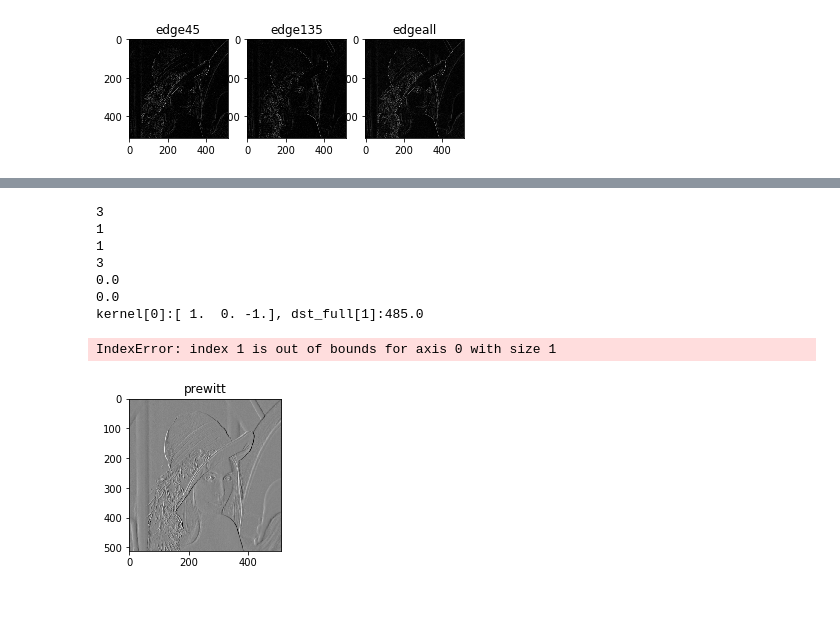
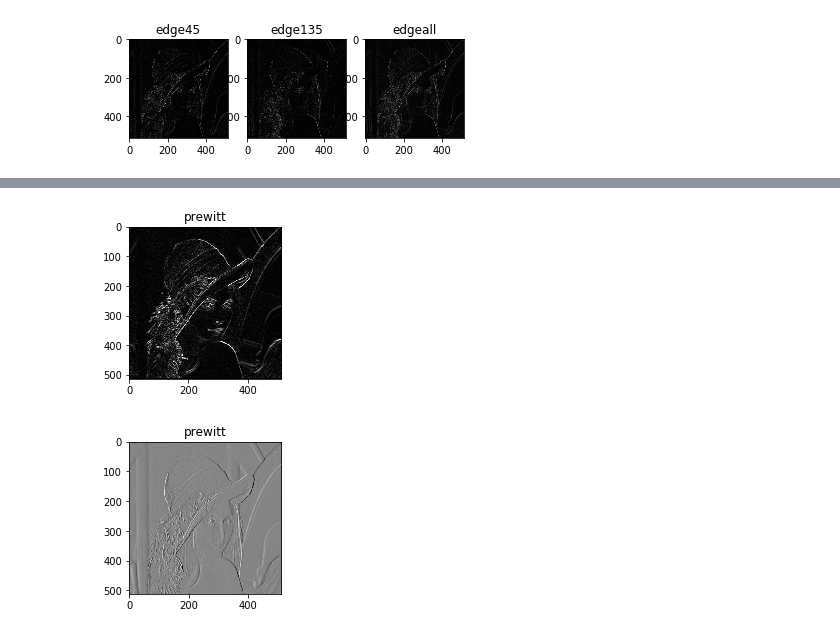
Before and after one commit to sycophant-stone/digital_image_base, a Jupyter notebook: EdgeDetect/edgeDetect.ipynb, the cells around one changed output, grey strips where cells are left out. Cells and saved outputs as stored; diff of their text form; code cells hidden in the pictures; blank space fills up the shorter version.

```diff
--- a/EdgeDetect/edgeDetect.ipynb
+++ b/EdgeDetect/edgeDetect.ipynb
@@ -95,8 +95,6 @@ def conv2d_same(src,kernel,ax,ay,stride):
 
 def conv1d_same(src,kernel,ax,ay,stride):
     kw,kh=kernel.shape
-    print(kw)
-    print(kh)
     if kw<=1 and kh <=1:
         print("wrong kernel size")
         return
@@ -105,7 +103,8 @@ def conv1d_same(src,kernel,ax,ay,stride):
         dst=src.copy()
         dst_full=np.pad(dst,((r,r),(0,0)),constant_values=(0,0),mode='constant') # 扩充2r个0
         dst_full=dst_full.astype(np.float32)
-        dest = dst_full.copy()
+        #dest = dst_full.copy()
+        dest=np.zeros(dst_full.shape,np.float32)
         iw,ih=dest.shape
         #odds=(kw%2==1)?1:0
         if kw%2==1:
@@ -117,6 +116,7 @@ def conv1d_same(src,kernel,ax,ay,stride):
         say=ay
         debug_cnt=0
         while i<iw+2*r-r-odds-1:
+            j=r # 注意iterator的更新
             while j<ih-r-1:
                 #if debug_cnt<10:
                 #    print("[i:%d,j:%d]origin dest[%d,%d]:%d" %(i,j,ax,ay,dest[ax,ay]))
@@ -146,7 +146,8 @@ def conv1d_same(src,kernel,ax,ay,stride):
         dst=src.copy()
         dst_full=np.pad(dst,((0,0),(r,r)),constant_values=(0,0),mode='constant') # 扩充2r个0
         dst_full=dst_full.astype(np.float32)
-        dest = dst_full.copy()
+        #dest = dst_full.copy()
+        dest=np.zeros(dst_full.shape,np.float32)
         iw,ih=dest.shape
         #odds=(kh%2==1)?1:0
         if kh%2==1:
@@ -156,27 +157,26 @@ def conv1d_same(src,kernel,ax,ay,stride):
         i=j=r
         sax=ax
         say=ay
-        print(dst_full[0][0])
-        print(dst_full[1][0])
         while j<ih+2*r-r-odds-1:
+            #print("j:%d,ax:%d,ay:%d" %(j,ax,ay))
+            i=r #注意iterator的更新
             while i<iw-r-1:
                 #temp=kernel*dst_full[i,(j-r):(j+r+odds)]
                 temp=0
                 for ki in range(2*r+odds):
-                    temp+=kernel[ki]*dst_full[i+ki][j]
-                    if debug_cnt<10:
-                        print("kernel[%d]:%s, dst_full[%d]:%s"%(ki,kernel[ki],(i+ki),dst_full[i+ki][j]))
-                if debug_cnt<10:
-                    print("temp:%s"%(ki,kernel[ki],(i+ki),dst_full[i+ki][j]))
-                print("ax:%d,ay:%d,temp:%d"%(ax,ay,temp))
+                    #if debug_cnt<10:
+                    #    print("kernel[0][%d]:%s, dst_full[%d][%d]:%s"%(ki,kernel[0][ki],(i+ki),j,dst_full[i+ki][j]))
+                    temp+=kernel[0][ki]*dst_full[i+ki][j]
+                #if debug_cnt<10:
+                #    print("temp:%s"%(temp))
+                #print("ax:%d,ay:%d,temp:%d"%(ax,ay,temp))
                 dest[ax,ay]=temp
-                if debug_cnt<10:
-                    debug_cnt+=1
-                    print("[i:%d,j:%d]after dest[%d,%d]:%d" %(i,j,ax,ay,dest[ax,ay]))
+                #if debug_cnt<10:
+                #    debug_cnt+=1
+                #    print("[i:%d,j:%d]after dest[%d,%d]:%d" %(i,j,ax,ay,dest[ax,ay]))
                 ax+=stride
                 i+=stride
             ax=sax
-            j+=1
             ay+=stride
             j+=stride
 
@@ -243,28 +243,27 @@ roberts_with_conv2d_api(grayImage)
 ![prewitt算子](https://gss2.bdstatic.com/-fo3dSag_xI4khGkpoWK1HF6hhy/baike/c0%3Dbaike72%2C5%2C5%2C72%2C24/sign=cb3bb6b043166d222c7a1dc6274a6292/ca1349540923dd54c88e9613d109b3de9d8248cf.jpg)
 # %%
 def prewitt(src):
-    # 垂直方向平滑,水平方向差分
+    # 1. 垂直方向平滑,水平方向差分
     ones_y=np.array([[1],[1],[1]],np.float32)
     #ones_y=ones_y/np.sum(ones_y)
+    #print(src)
     src_smth_y=conv1d_same(src,ones_y,1,0,stride=1)
     diff_x=np.array([[1,0,-1]],np.float32)
     #diff_x=diff_x/np.sum(diff_x)
     src_diff_x=conv1d_same(src_smth_y,diff_x,0,1,stride=1)
     src_diff_x=np.abs(src_diff_x)
     src_diff_x[src_diff_x>255]=255
     src_diff_x=src_diff_x.astype(np.uint8)
+    #print(src_diff_x)
     show_img(src_diff_x,"prewitt",1,2,1)
 
+    # 2. 水平方向平滑,垂直方向差分
+    ones_x=np.array([1,1,1],np.float32)
+    src_smth_x=conv1d_same(src,ones_x,)
+
 prewitt(grayImage)
 # %% [output]
-3
-1
-1
-3
-0.0
-0.0
-kernel[0]:[ 1.  0. -1.], dst_full[1]:485.0
-IndexError: index 1 is out of bounds for axis 0 with size 1
+[figure, added]
 # %%
 def prewitt_conv_api(src):
     ones_y=np.array([[1],[1],[1]],np.float32)
```
